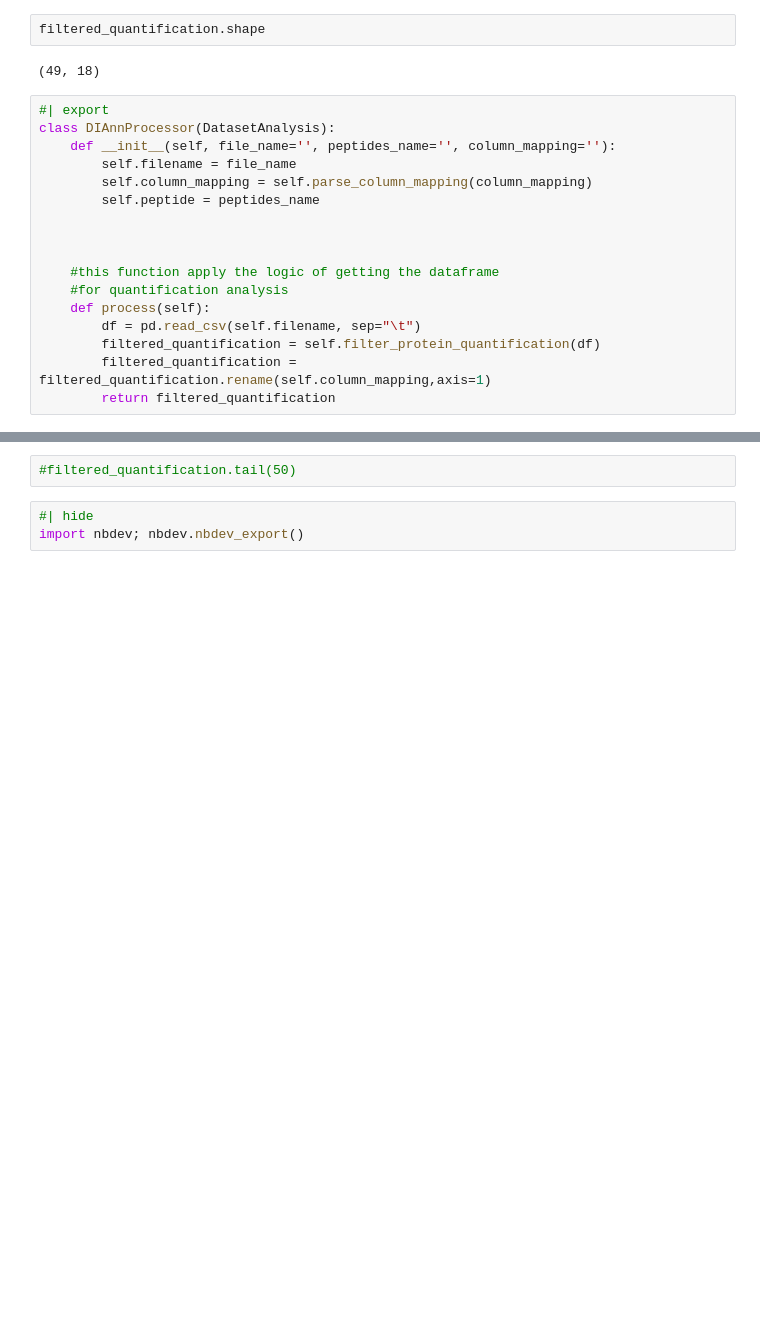
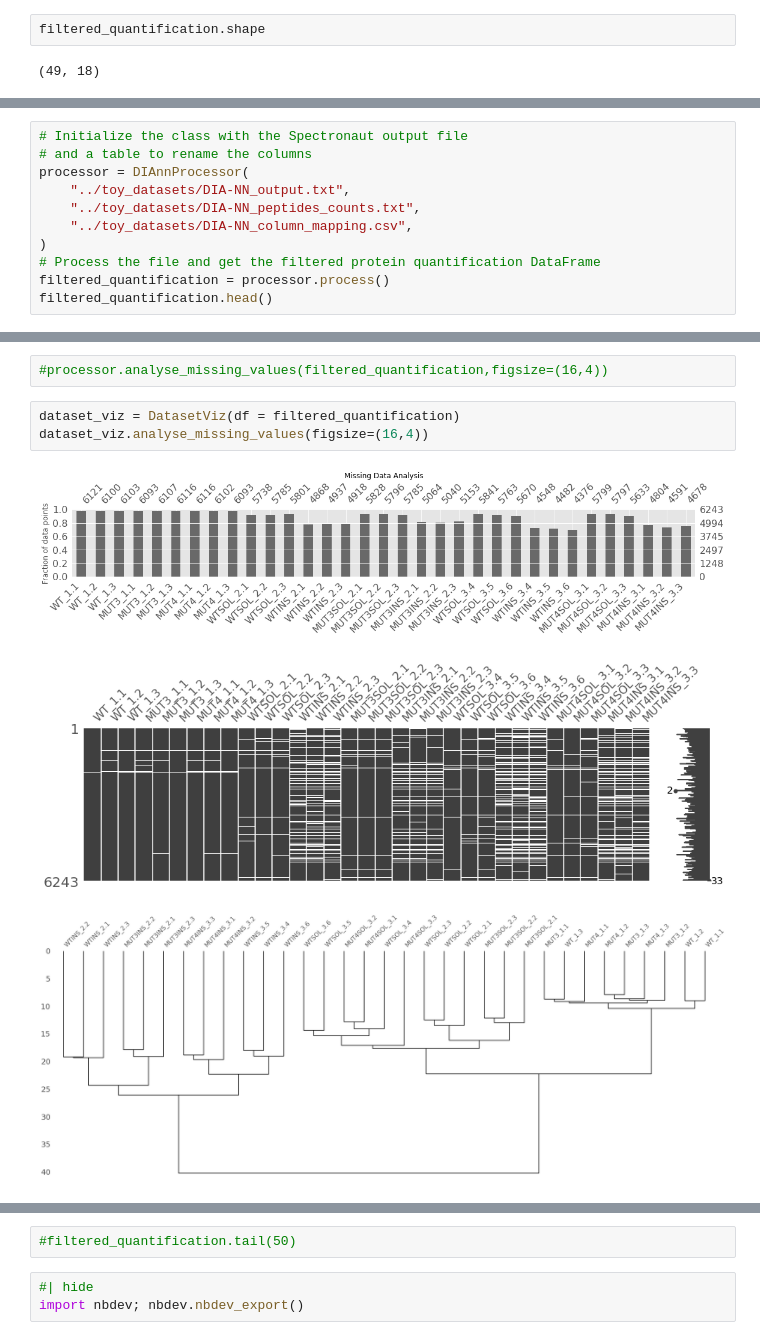
Before and after one commit to mtinti/nbdev-proteomics, a Jupyter notebook: nbs/00_core.ipynb, the cells around one changed output, grey strips where cells are left out. Saved outputs shown, nothing was run; the diff lists cells and outputs as text; blank space fills up the shorter version.

```diff
--- a/nbs/00_core.ipynb
+++ b/nbs/00_core.ipynb
@@ -95,20 +171,3 @@ filtered_quantification.head()
 filtered_quantification.shape
 # %% [output]
 (49, 18)
-# %%
-#| export
-class DIAnnProcessor(DatasetAnalysis):
-    def __init__(self, file_name='', peptides_name='', column_mapping=''):
-        self.filename = file_name
-        self.column_mapping = self.parse_column_mapping(column_mapping)
-        self.peptide = peptides_name
-
-
-
-    #this function apply the logic of getting the dataframe
-    #for quantification analysis
-    def process(self):
-        df = pd.read_csv(self.filename, sep="\t")
-        filtered_quantification = self.filter_protein_quantification(df)
-        filtered_quantification = filtered_quantification.rename(self.column_mapping,axis=1)
-        return filtered_quantification
@@ -114,0 +219,11 @@ class DIAnnProcessor(DatasetAnalysis):
+# %%
+# Initialize the class with the Spectronaut output file
+# and a table to rename the columns
+processor = DIAnnProcessor(
+    "../toy_datasets/DIA-NN_output.txt",
+    "../toy_datasets/DIA-NN_peptides_counts.txt",
+    "../toy_datasets/DIA-NN_column_mapping.csv",
+)
+# Process the file and get the filtered protein quantification DataFrame
+filtered_quantification = processor.process()
+filtered_quantification.head()
@@ -114,0 +238,9 @@ class DIAnnProcessor(DatasetAnalysis):
+# %%
+#processor.analyse_missing_values(filtered_quantification,figsize=(16,4))
+# %%
+dataset_viz = DatasetViz(df = filtered_quantification)
+dataset_viz.analyse_missing_values(figsize=(16,4))
+# %% [output]
+[figure, added]
+[figure, added]
+[figure, added]
```
Also changed, not shown: parts of 8 cells of this notebook, 10 other files.
